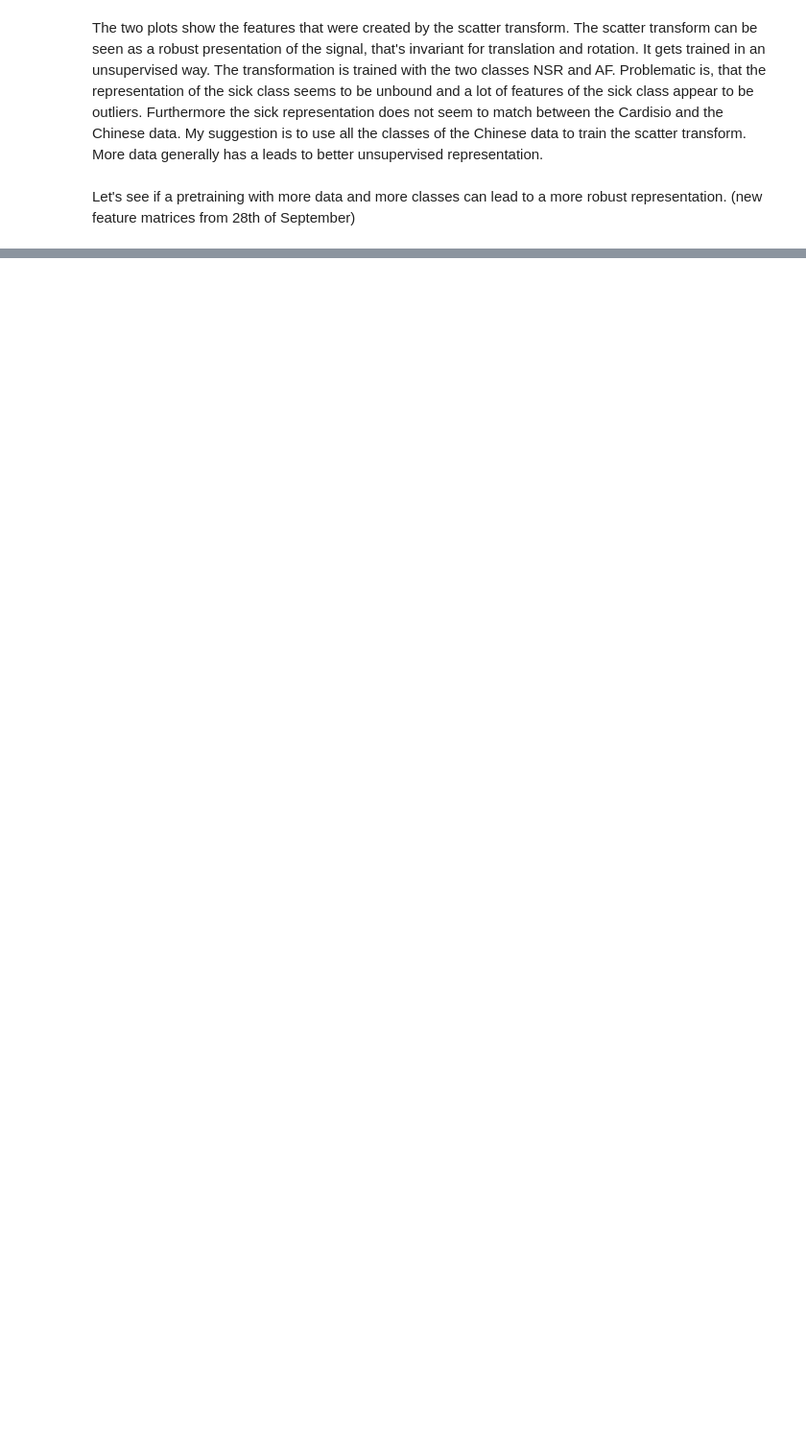
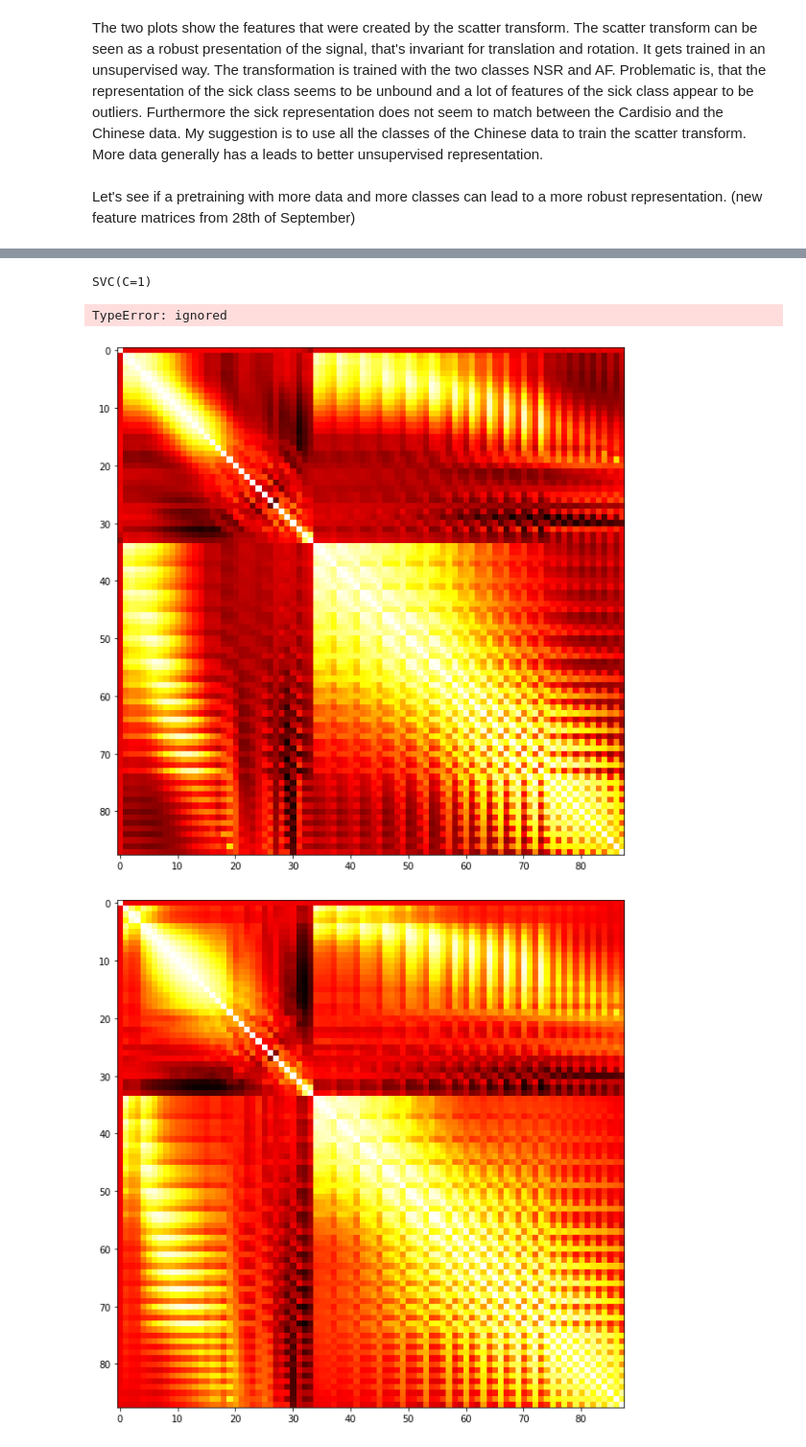
Before and after one commit to FVaisfeld/ml, a Jupyter notebook: data_comparison.ipynb, the cells around one changed output, grey strips where cells are left out. Shown at 96% size. Saved outputs shown, nothing was run; the diff lists cells and outputs as text; code cells hidden in the pictures; blank space fills up the shorter version.

```diff
--- a/data_comparison.ipynb
+++ b/data_comparison.ipynb
@@ -297,0 +229,44 @@ plt.setp(box2["fliers"], markeredgecolor=c2)
+# %%
+#svm with soft margin old
+#C??
+model_old = SVC(kernel='rbf', C=1)
+X_train_old = train_features_old
+[n_pat, n_feat] = np.shape(X_train_old)
+y_train_old = np.zeros(n_pat)
+y_train_old[sick_ind_chinese] = 1
+sm = SMOTE()
+X_res_old, y_res_old = sm.fit_resample(X_train_old, y_train_old)
+
+X_test_old = cardisio_features_old
+[n_pat_test, n_feat_test] = np.shape(X_test_old)
+temp = np.zeros(n_pat_test)
+y_test_old = temp[sick_ind_cardisio] = 1
+model_old.fit(X_res_old, y_res_old)
+# %% [output]
+SVC(C=1)
+# %%
+#scores = cross_val_score(clf, train_features, train_labels, cv=10)
+y_pred_old = model_old.predict(X_test_old)
+
+plot_confusion_matrix(model_old, X_test_old, y_test_old, cmap='GnBu')
+plot_confusion_matrix(model_old, X_test_old, y_test_old, cmap='GnBu',normalize= 'true')
+plt.show()
+
+
+y_score_old = model_old.decision_function(X_test_old)
+fpr, tpr, _ = roc_curve(y_test_old, y_score_old, pos_label=model_old.classes_[1])
+roc_display_old = RocCurveDisplay(fpr=fpr, tpr=tpr).plot()
+# %% [output]
+TypeError: ignored
+# %%
+#svm with soft margin
+#C??
+model = SVC(kernel='rbf', C=0.1)
+X_train = train_features
+y_train = np.ravel(np.transpose(np.array([train_svm.label=='A']).astype(int)))
+sm = SMOTE()
+X_res, y_res = sm.fit_resample(X_train, y_train)
+
+X_test = cardisio_features
+y_test = np.ravel(np.transpose(np.array([test.label=='A']).astype(int)))
+model.fit(X_res, y_res)
@@ -300,51 +287,43 @@ plt.setp(box2["fliers"], markeredgecolor=c2)
 import seaborn as sns
 
 #get correlations of each features in dataset
-corrmat = np.corrcoef(np.transpose(chinese_measurements))
+corrmat = np.corrcoef(np.transpose(X_train_old))
 fig = plt.figure(figsize=(10,10))
 #plot heat map
 img = plt.imshow(corrmat, cmap='hot')
 plt.show()
 #plt.colorbar(fig)
 
 #get correlations of each features in dataset
-corrmat = np.corrcoef(np.transpose(cardisio_measurements))
+corrmat = np.corrcoef(np.transpose(X_train))
 fig = plt.figure(figsize=(10,10))
 #plot heat map
 img = plt.imshow(corrmat, cmap='hot')
 plt.show()
 #plt.colorbar(fig)
 
 
 
 
 
 #dim reduction? check for correlations and also feature selection
 from sklearn import decomposition
 pca = decomposition.PCA()
-pca.fit(np.transpose(cardisio_measurements))
-cardisio_measurements_pca = pca.transform(np.transpose(cardisio_measurements))
+pca.fit(np.transpose(X_train))
+X_train_pca = pca.transform(np.transpose(X_train))
 
-corrmat = np.corrcoef((cardisio_measurements_pca))
+corrmat = np.corrcoef((X_train_pca))
 plt.figure(figsize=(10,10))
 #plot heat map
 plt.imshow(corrmat, cmap='hot')
 plt.show()
 
 
 
-#f, ax = plt.subplots(figsize=(16, 8))
-#fig = plt.boxplot(chinese_measurements)
-#check features for correlations with personal parameters
-
-
-#graph individual features by survival
-#fig, saxis = plt.subplots(2, 3,figsize=(16,12))
-
-#sns.barplot(x = 'Embarked', y = 'Survived', data=data1, ax = saxis[0,0])
-#sns.barplot(x = 'Pclass', y = 'Survived', order=[1,2,3], data=data1, ax = saxis[0,1])
-#sns.barplot(x = 'IsAlone', y = 'Survived', order=[1,0], data=data1, ax = saxis[0,2])
-
-#sns.pointplot(x = 'FareBin', y = 'Survived',  data=data1, ax = saxis[1,0])
-#sns.pointplot(x = 'AgeBin', y = 'Survived',  data=data1, ax = saxis[1,1])
-#sns.pointplot(x = 'FamilySize', y = 'Survived', data=data1, ax = saxis[1,2])
+#correlation matrix
+corrmat = np.corrcoef((X_train_pca))
+f, ax = plt.subplots(figsize=(12, 9))
+sns.heatmap(corrmat, vmax=.8, square=True);
+# %% [output]
+[figure, added]
+[figure, added]
```
Also changed, not shown: parts of 10 cells of this notebook.
